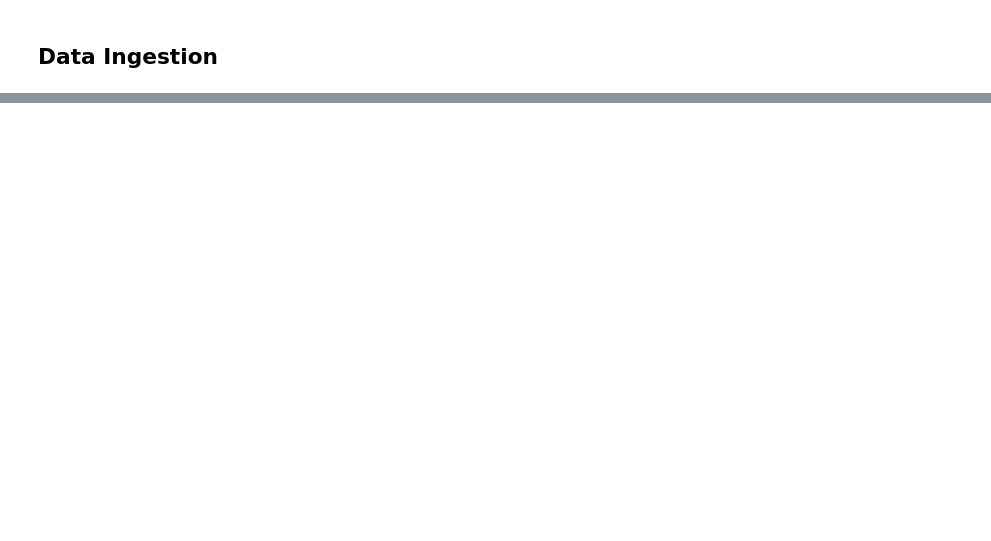
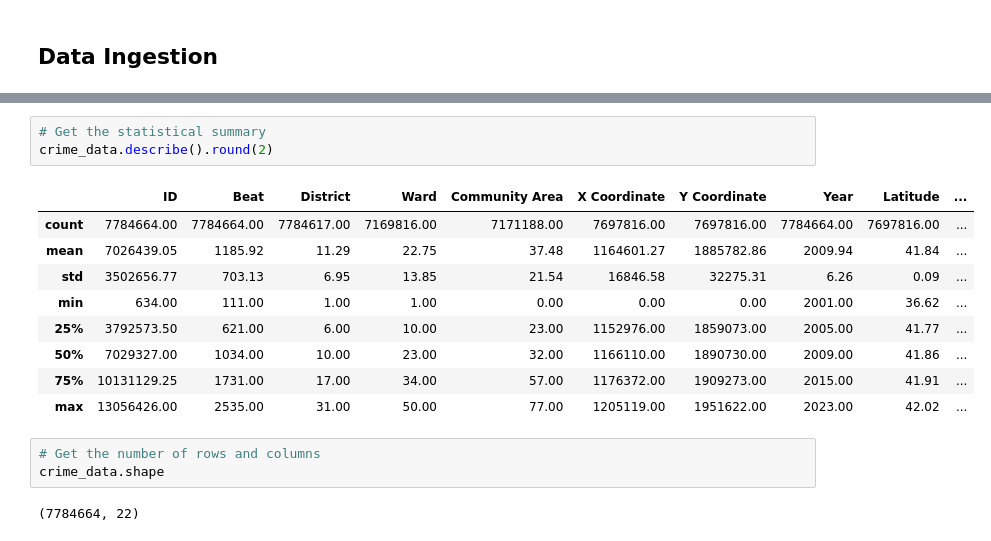
Before and after one commit to perpetualdev/ai_engineering, a Jupyter notebook: module_two/tasks/perpetual_meninwa_task19.ipynb, the cells around one changed output, grey strips where cells are left out. Cells and saved outputs as stored; diff of their text form; blank space fills up the shorter version.

```diff
--- a/module_two/tasks/perpetual_meninwa_task19.ipynb
+++ b/module_two/tasks/perpetual_meninwa_task19.ipynb
@@ -20,0 +54,18 @@ crime_data.head()
+# %%
+# Get the statistical summary
+crime_data.describe().round(2)
+# %% [output]
+|  | ID | Beat | District | Ward | Community Area | X Coordinate | Y Coordinate | Year | Latitude | ... |
+| count | 7784664.00 | 7784664.00 | 7784617.00 | 7169816.00 | 7171188.00 | 7697816.00 | 7697816.00 | 7784664.00 | 7697816.00 | ... |
+| mean | 7026439.05 | 1185.92 | 11.29 | 22.75 | 37.48 | 1164601.27 | 1885782.86 | 2009.94 | 41.84 | ... |
+| std | 3502656.77 | 703.13 | 6.95 | 13.85 | 21.54 | 16846.58 | 32275.31 | 6.26 | 0.09 | ... |
+| min | 634.00 | 111.00 | 1.00 | 1.00 | 0.00 | 0.00 | 0.00 | 2001.00 | 36.62 | ... |
+| 25% | 3792573.50 | 621.00 | 6.00 | 10.00 | 23.00 | 1152976.00 | 1859073.00 | 2005.00 | 41.77 | ... |
+| 50% | 7029327.00 | 1034.00 | 10.00 | 23.00 | 32.00 | 1166110.00 | 1890730.00 | 2009.00 | 41.86 | ... |
+| 75% | 10131129.25 | 1731.00 | 17.00 | 34.00 | 57.00 | 1176372.00 | 1909273.00 | 2015.00 | 41.91 | ... |
+| max | 13056426.00 | 2535.00 | 31.00 | 50.00 | 77.00 | 1205119.00 | 1951622.00 | 2023.00 | 42.02 | ... |
+# %%
+# Get the number of rows and columns
+crime_data.shape
+# %% [output]
+(7784664, 22)
```
Also changed, not shown: parts of 17 cells of this notebook.
